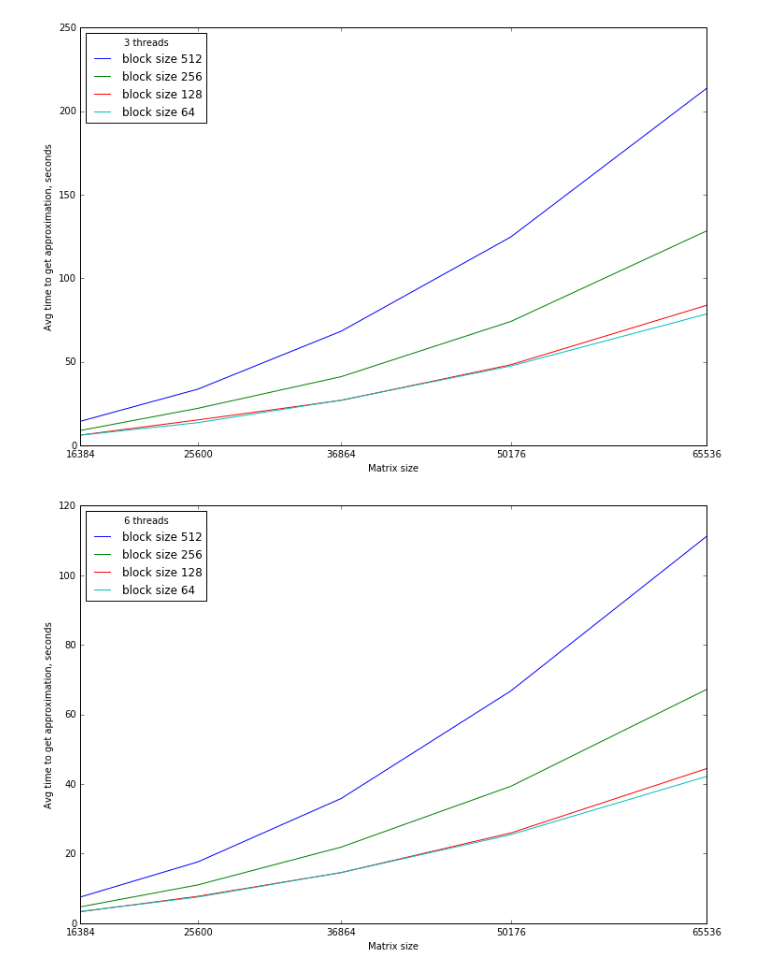
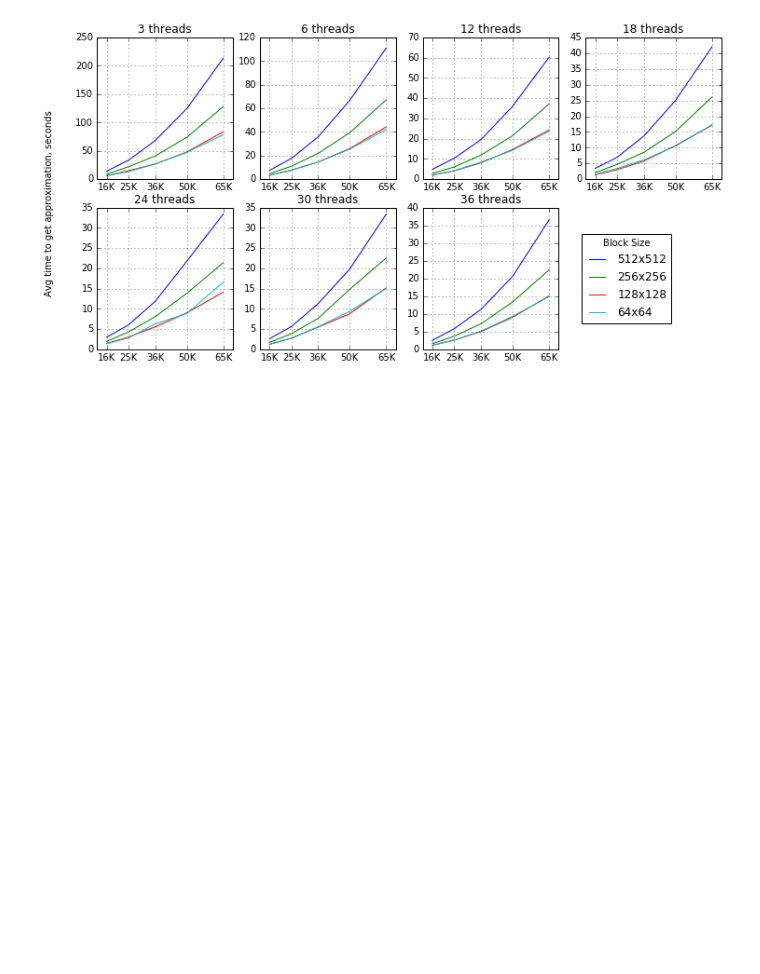
Before and after one commit to ecrc/stars-h, a Jupyter notebook: testing/spatial_performance/Untitled.ipynb, the cells around one changed output. Cells and saved outputs as stored; diff of their text form; code cells hidden in the pictures; blank space fills up the shorter version.

Commit message:
Pictures for ISC paper in ipynb (IPython notebook) format

```diff
--- a/testing/spatial_performance/Untitled.ipynb
+++ b/testing/spatial_performance/Untitled.ipynb
@@ -89,7 +90,7 @@ for bs in draw_bs:
                     label="{} threads".format(3*i+3))
     ax.set_xticks(size)
     ax.set_xlim(size[0]-500, size[-1]+10000)
-    ax.set_xticklabels(size)
+    ax.set_xticklabels(size_name)
     ax.set_xlabel("Matrix size")
     ax.set_ylabel("Mean speedup of 10 tests over 3-threaded runs")
     #ax.set_yticklabels(np.arange())
@@ -113,7 +114,7 @@ for bs in draw_bs:
                     label="{} threads".format(3*i+3))
     ax.set_xticks(size)
     ax.set_xlim(size[0]-500, size[-1]+10000)
-    ax.set_xticklabels(size)
+    ax.set_xticklabels(size_name)
     ax.set_xlabel("Matrix size")
     ax.set_ylabel("How much batched call is faster against ompfor call")
     #ax.set_yticklabels(np.arange())
@@ -137,7 +138,7 @@ for bs in draw_bs:
                     label="{} threads".format(3*i+3))
     ax.set_xticks(size)
     ax.set_xlim(size[0]-500, size[-1]+10000)
-    ax.set_xticklabels(size)
+    ax.set_xticklabels(size_name)
     ax.set_xlabel("Matrix size")
     ax.set_ylabel("How much computation of error in Frobenius norm by a result of "
                   "batched call is faster against ompfor call")
@@ -154,18 +155,20 @@ for bs in draw_bs:
 # %%
 mem_footprint = ompfor_mem_footprint[:, :, 0, 0]
 
-fig, ax = plt.subplots(figsize=(12,8))
+fig, ax = plt.subplots(figsize=(4,4))
 bs_index = block_sizes.index(bs)
 for bs in draw_bs:
     bs_index = block_sizes.index(bs)
     ax.plot(size, mem_footprint[:, bs_index], label="block size={}".format(bs))
 ax.set_xticks(size)
 ax.set_xlim(size[0], size[-1])
-ax.set_xticklabels(size)
+ax.set_xticklabels(size_name)
 ax.set_xlabel("Matrix size")
-ax.set_ylabel("Memory footprint of approximated matrix, MBs")
+ax.set_yticks(np.arange(250, 4500, 500))
+ax.set_ylabel("Memory footprint of approximation, MBs")
 #ax.set_yticklabels(np.arange())
 ax.legend(loc=2)
+ax.grid()
 plt.savefig("memory_footprint.pdf")
 plt.show()
 plt.close()
@@ -174,22 +177,26 @@ plt.close()
 # %%
 mean = batch_data_time.mean(axis=-1)
 
-for nt_index in draw_nthreads:
-    fig, ax = plt.subplots(figsize=(12,8))
+fig = plt.figure(figsize=(12,6))
+for i in range(len(draw_nthreads)):
+    nt_index = draw_nthreads[i]
     nt = nt_index*3+3
+    ax = plt.subplot(2, 4, i+1)
     for bs in draw_bs:
         bs_index = block_sizes.index(bs)
-        ax.plot(size, mean[:, bs_index, nt_index], label="block size {}".format(bs))
+        ax.plot(size, mean[:, bs_index, nt_index], label="{}x{}".format(bs, bs))
     ax.set_xticks(size)
-    ax.set_xlim(size[0], size[-1])
-    ax.set_xticklabels(size)
-    ax.set_xlabel("Matrix size")
-    ax.set_ylabel("Avg time to get approximation, seconds")
-    ax.legend(title="{} threads".format(nt), loc=2)
-    #ax.set_yticklabels(np.arange())
-    plt.savefig("time_to_approximate_nthreads{}.pdf".format(nt))
-    plt.show()
-    plt.close()
+    ax.set_xlim(size[0]-4000, size[-1]+4000)
+    ax.set_xticklabels(size_name)
+    ax.set_title("{} threads".format(nt))
+    ax.grid()
+ax.legend(title="Block Size", loc="center", bbox_to_anchor=(1.5,0.5))
+#ax = plt.subplot(2, 4, 1)
+#ax.set_ylabel("Avg time to get approximation, seconds")
+#ax = plt.subplot(2, 4, 5)
+#ax.set_ylabel("Avg time to get approximation, seconds")
+plt.figtext(0.06, 0.7, "Avg time to get approximation, seconds", rotation=90, multialignment='center')
+plt.savefig("time_to_approximate.pdf")
+plt.show()
 # %% [output]
-[figure, old version]
+[figure, new version]
-[figure, removed]
```
Also changed, not shown: parts of 6 cells of this notebook, 1 other file.
